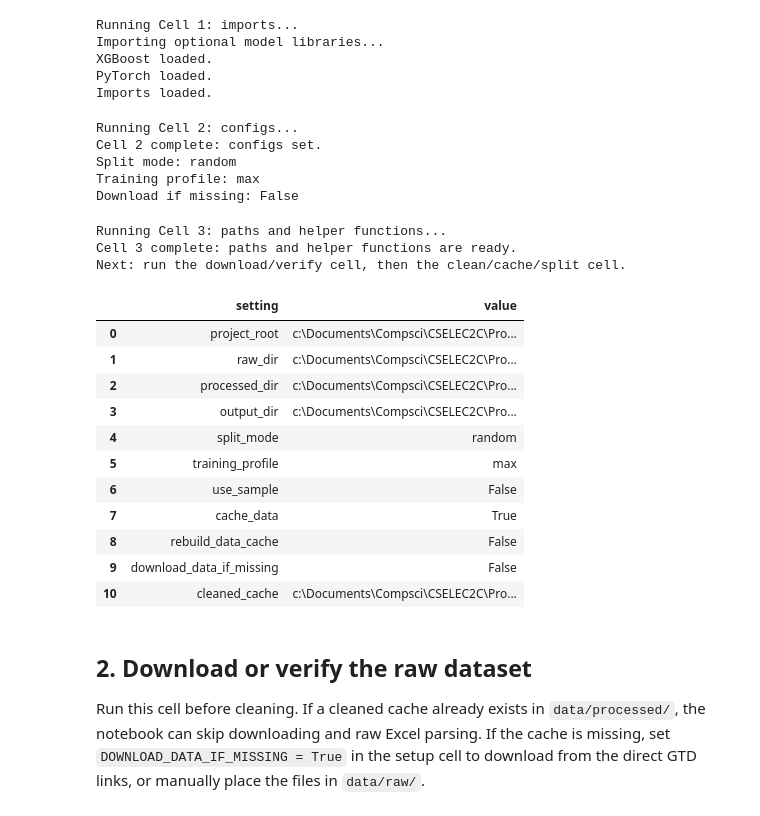
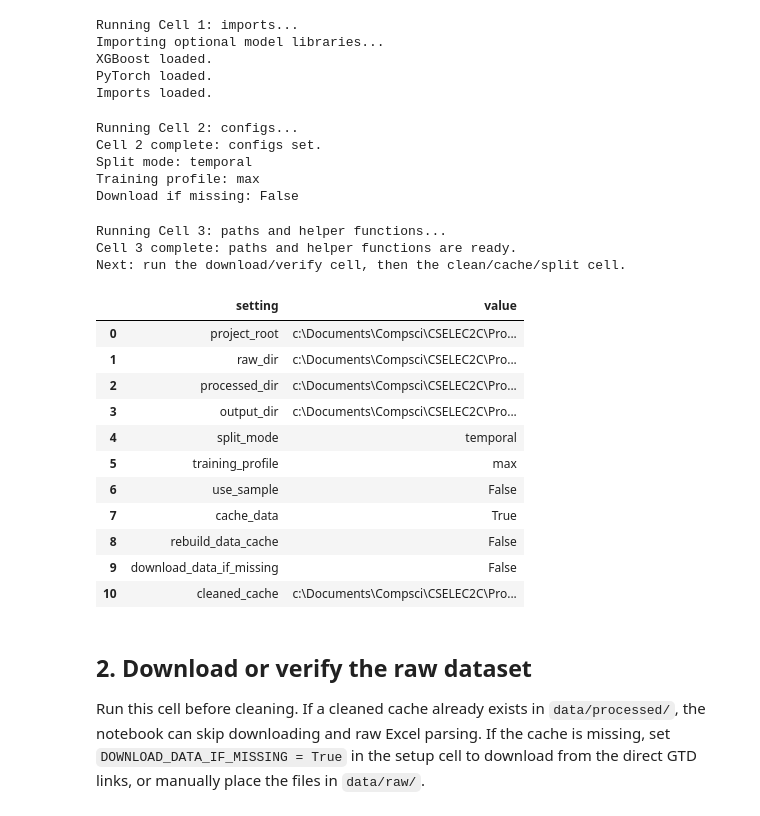
Before and after one commit to Shrxmy/CSELEC2C-FinalProject, a Jupyter notebook: notebooks/3CSD_Group 8_Implementation.ipynb, the cells around one changed output. Drawn from its saved outputs; the diff is of its cells as text; code cells hidden in the pictures.

```diff
--- a/notebooks/3CSD_Group 8_Implementation.ipynb
+++ b/notebooks/3CSD_Group 8_Implementation.ipynb
@@ -63,11 +63,12 @@ RANDOM_STATE = 42
 random.seed(RANDOM_STATE); np.random.seed(RANDOM_STATE)
 
 #  Main experiment switches for controlling the flow.
-SPLIT_MODE = "random"             # "temporal" or "random"
-TRAINING_PROFILE = "max"     # "submission" for faster reproducible run, "max" for heavier full-potential run
+SPLIT_MODE = "temporal"             # "temporal" or "random"
+TRAINING_PROFILE = "max"            # "submission" for faster reproducible run, "max" for heavier full-potential run
 USE_SAMPLE = False                  # True for quick checking only
 SAMPLE_NROWS = 5000
 CACHE_DATA = True                   # Saves a cleaned .pkl copy so reruns avoid slow Excel loading
+SAVE_PROCESSED_SPLITS = True        # Saves train/validation/test splits under data/processed/<split_mode>/
 REBUILD_DATA_CACHE = False          # Set True only when raw files/features change
 DOWNLOAD_DATA_IF_MISSING = False    # Set True to try downloading raw GTD files if data/raw is empty
 GTD_MAIN_URL = os.getenv("GTD_MAIN_URL", "https://www.start.umd.edu/system/files/globalterrorismdb_0522dist.xlsx")  # Optional official/direct URL supplied by user
@@ -75,6 +76,8 @@ GTD_SUPP_URL = os.getenv("GTD_SUPP_URL", "https://www.start.umd.edu/system/files
 USE_GPU = True
 RUN_LEARNING_CURVES = True
 RUN_FEATURE_IMPORTANCE = True
+HISTORY_SAMPLE_N = 20000            # max rows used to compute per-epoch train/validation metrics
+HISTORY_SMOOTH_WINDOW = 3           # rolling mean window for cleaner displayed curves
 
 if TRAINING_PROFILE == "max":
     # Heavier settings that use more of the dataset and train models longer.
@@ -106,7 +109,7 @@ print("Download if missing:", DOWNLOAD_DATA_IF_MISSING)
 # %% [output]
 Running Cell 2: configs...
 Cell 2 complete: configs set.
-Split mode: random
+Split mode: temporal
 Training profile: max
 Download if missing: False
 # %%
@@ -129,12 +132,22 @@ LEAKAGE_EXCLUDED = ["nkill","nwound","property","ransom","hostkidoutcome","nrele
 # This area is assisted by AI for cleaning the dataset and engineering features, but the modeling and analysis are entirely human-driven.
 # The code is designed to be clear and reproducible, with a focus on simplicity and interpretability rather than raw performance.
 # The dataset is loaded from the "raw" directory, processed, and the results are saved in the "results" directory, organized by split mode.
+def is_valid_data_file(path):
+    """Basic validation so interrupted downloads are not mistaken for real GTD files."""
+    path = Path(path)
+    if not path.exists() or path.stat().st_size == 0:
+        return False
+    if path.suffix.lower() == ".xlsx":
+        return zipfile.is_zipfile(path)
+    return True
+
 def resolve_file(stems):
     for stem in stems:
         for ext in [".xlsx", ".xls", ".csv", ".parquet"]:
             p = RAW / f"{stem}{ext}"
-            if p.exists(): return p
-    raise FileNotFoundError(f"Missing one of {stems} in {RAW}")
+            if is_valid_data_file(p):
+                return p
+    raise FileNotFoundError(f"Missing valid file for one of {stems} in {RAW}")
 
 def raw_file_exists(stems):
     try:
@@ -143,10 +156,52 @@ def raw_file_exists(stems):
     except FileNotFoundError:
         return False
 
-def download_file(url, destination):
-    print(f"Downloading {destination.name} ...")
-    urllib.request.urlretrieve(url, destination)
-    print(f"Saved: {destination}")
+def download_file(url, destination, retries=3, chunk_size=1024*1024):
+    """Download with retries and a .part file to avoid corrupted partial .xlsx files."""
+    destination = Path(destination)
+    destination.parent.mkdir(parents=True, exist_ok=True)
+    part = destination.with_suffix(destination.suffix + ".part")
+
+    # Remove old incomplete files from previous failed attempts.
+    if part.exists():
+        part.unlink()
+    if destination.exists() and not is_valid_data_file(destination):
+        print(f"Removing incomplete/corrupted file: {destination}")
+        destination.unlink()
+
+    for attempt in range(1, retries + 1):
+        try:
+            print(f"Downloading {destination.name} (attempt {attempt}/{retries}) ...", flush=True)
+            with urllib.request.urlopen(url, timeout=60) as response, open(part, "wb") as f:
+                total = int(response.headers.get("Content-Length") or 0)
+                downloaded = 0
+                while True:
+                    block = response.read(chunk_size)
+                    if not block:
+                        break
+                    f.write(block)
+                    downloaded += len(block)
+                    if total:
+                        print(f"  {downloaded/1024/1024:.1f} MB / {total/1024/1024:.1f} MB", end="\\r", flush=True)
+                print()
+                if total and downloaded < total:
+                    raise urllib.error.ContentTooShortError(
+                        f"retrieval incomplete: got only {downloaded} out of {total} bytes",
+                        (str(part), None)
+                    )
+            part.replace(destination)
+            if not is_valid_data_file(destination):
+                destination.unlink(missing_ok=True)
+                raise ValueError(f"Downloaded file is not a valid {destination.suffix} file.")
+            print(f"Saved: {destination}")
+            return destination
+        except Exception as e:
+            print(f"Download failed: {e}")
+            if part.exists():
+                part.unlink()
+            if attempt == retries:
+                raise
+            time.sleep(3 * attempt)
 
 def get_cache_path():
     cache_name = f"gtd_light_{'sample_' + str(SAMPLE_NROWS) if USE_SAMPLE else 'full'}.pkl"
@@ -239,34 +294,34 @@ def scores(name, split, y, prob, threshold=0.50):
     return {"model": name, "split": split, "accuracy": accuracy_score(y, pred), "precision": precision_score(y, pred, zero_division=0),
             "recall": recall_score(y, pred, zero_division=0), "f1": f1_score(y, pred, zero_division=0),
             "roc_auc": roc_auc_score(y, prob)}
 
 def proba(model, X): return model.predict_proba(X)[:, 1]
 setup_summary = pd.DataFrame({
     "setting": [
         "project_root", "raw_dir", "processed_dir", "output_dir",
         "split_mode", "training_profile", "use_sample", "cache_data",
         "rebuild_data_cache", "download_data_if_missing", "cleaned_cache"
     ],
     "value": [
         str(ROOT), str(RAW), str(PROCESSED), str(OUT),
         SPLIT_MODE, TRAINING_PROFILE, USE_SAMPLE, CACHE_DATA,
         REBUILD_DATA_CACHE, DOWNLOAD_DATA_IF_MISSING, str(get_cache_path())
     ]
 })
 
 print("Cell 3 complete: paths and helper functions are ready.", flush=True)
 print("Next: run the download/verify cell, then the clean/cache/split cell.", flush=True)
 display(setup_summary)
 # %% [output]
 Running Cell 3: paths and helper functions...
 Cell 3 complete: paths and helper functions are ready.
 Next: run the download/verify cell, then the clean/cache/split cell.
 |  | setting | value |
 | 0 | project_root | c:\Documents\Compsci\CSELEC2C\Pro... |
 | 1 | raw_dir | c:\Documents\Compsci\CSELEC2C\Pro... |
 | 2 | processed_dir | c:\Documents\Compsci\CSELEC2C\Pro... |
 | 3 | output_dir | c:\Documents\Compsci\CSELEC2C\Pro... |
-| 4 | split_mode | random |
+| 4 | split_mode | temporal |
 | 5 | training_profile | max |
 | 6 | use_sample | False |
 | 7 | cache_data | True |
```
Also changed, not shown: parts of 11 cells of this notebook, 10 other files.
